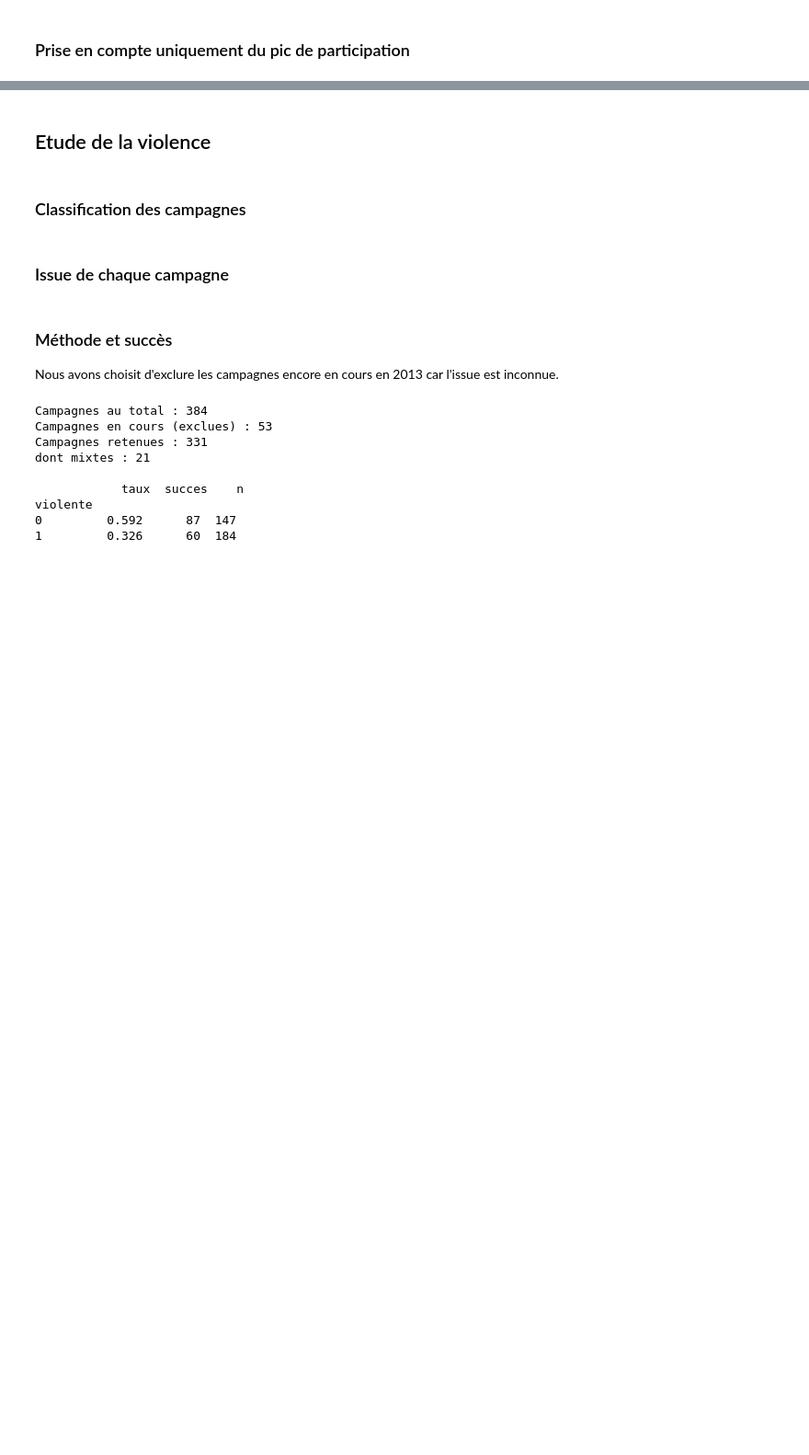
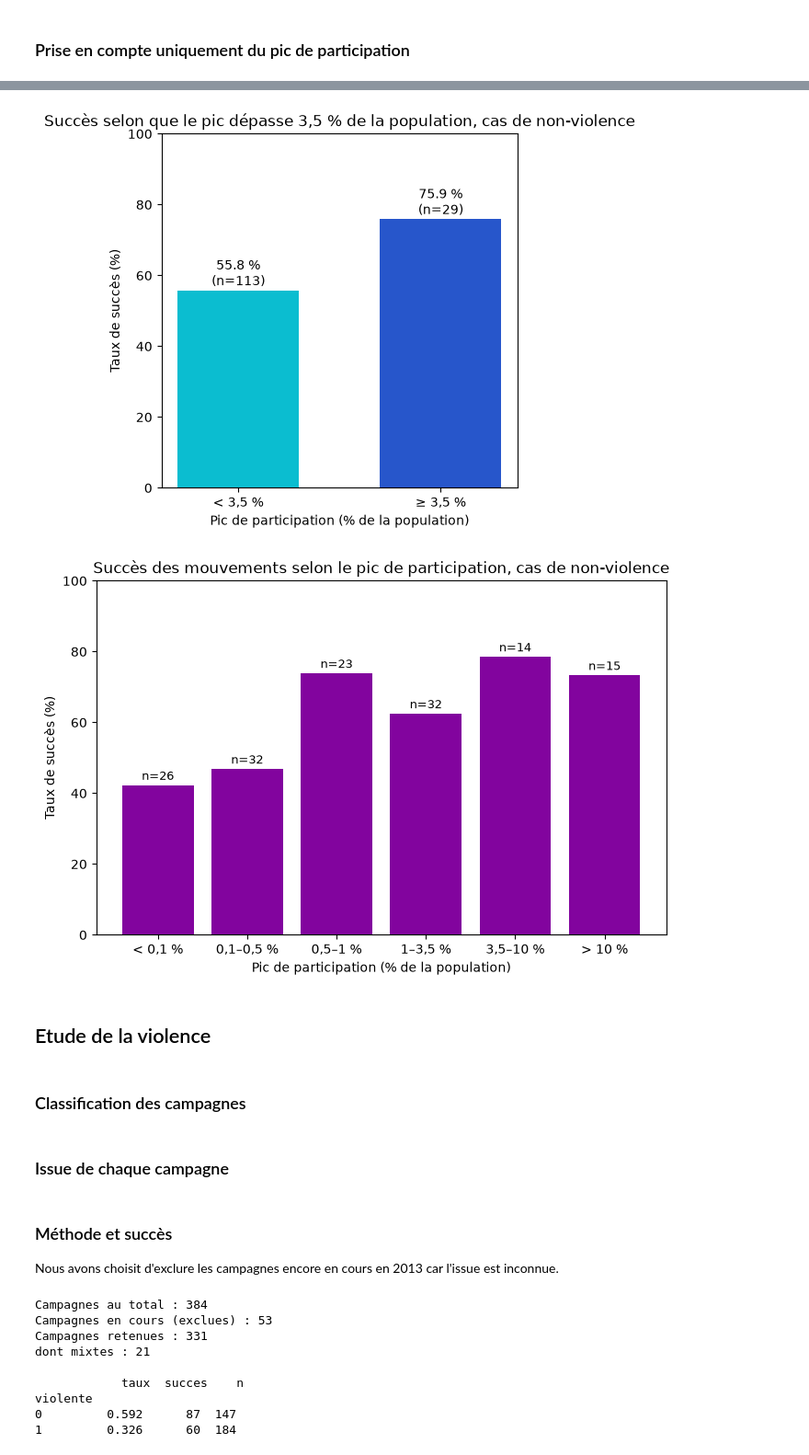
Before and after one commit to Elisa5733/ENSAE-proj-2027, a Jupyter notebook: Main_notebook.ipynb, the cells around one changed output, grey strips where cells are left out. Shown at 92% size. Saved outputs shown, nothing was run; the diff lists cells and outputs as text; code cells hidden in the pictures; blank space fills up the shorter version.

```diff
--- a/Main_notebook.ipynb
+++ b/Main_notebook.ipynb
@@ -175,0 +190,16 @@ plt.show()
+# %%
+camp0 = (navco2.groupby("id")
+        .agg(violente_moy=("violente", "mean"))
+        .reset_index())
+camp0["violente"] = (camp0["violente_moy"] > 0.5).astype(int)
+
+#cas de non violence
+mouv_peak = mouv_peak.merge(camp0[["id", "violente"]], on="id", how="left")
+
+# Garder uniquement les mouvements non violents
+mouv_peak2 = mouv_peak[mouv_peak["violente"] == 0].copy()
+print(mouv_peak2.shape)
+
+mouv_peak2["au_dessus"] = mouv_peak2["pic_pourcent"] >= 3.5
+print(mouv_peak2.groupby("au_dessus")["success"].agg(n="count", taux="mean"))
+print(mouv_peak2[(mouv_peak2["au_dessus"]) & (mouv_peak2["success"] == 0)])   # les exceptions
@@ -176,3 +224,41 @@ plt.show()
+# %%
+tab3 = mouv_peak2.groupby("au_dessus")["success"].agg(n="count", taux="mean")
+labels = ["< 3,5 %", "≥ 3,5 %"]          # False puis True, dans cet ordre
+
+fig, ax = plt.subplots(figsize=(5, 5))
+ax.bar(labels, tab3["taux"] * 100, color=["#0BBDD0", "#2756CB"], width=0.6)
+
+for i, (t, n) in enumerate(zip(tab3["taux"], tab3["n"])):  #pour afficher l'effectif de chaque barre
+    ax.text(i, t * 100 + 1.5, f"{t*100:.1f} %\n(n={n})", ha="center", fontsize=10)
+
+ax.set_ylabel("Taux de succès (%)")
+ax.set_xlabel("Pic de participation (% de la population)")
+ax.set_title("Succès selon que le pic dépasse 3,5 % de la population, cas de non-violence")
+ax.set_ylim(0, 100)
+plt.savefig("graph_seuil_3_5.nonviolent.png", dpi=200, bbox_inches="tight")
+plt.show()
+
+bins   = [0, 0.1, 0.5, 1, 3.5, 10, 35]
+labels = ["< 0,1 %", "0,1–0,5 %", "0,5–1 %", "1–3,5 %", "3,5–10 %", "> 10 %"]
+
+mouv_peak2["classe"] = pd.cut(mouv_peak2["pic_pourcent"], bins=bins,
+                             labels=labels, include_lowest=True)
+tab4 = mouv_peak2.groupby("classe", observed=True)["success"].agg(n="count", taux="mean")
+
+fig, ax = plt.subplots(figsize=(8, 5))
+ax.bar(tab4.index, tab4["taux"] * 100, color="#82049E")
+for i, (t, n) in enumerate(zip(tab4["taux"], tab4["n"])):
+    ax.text(i, t * 100 + 1.5, f"n={n}", ha="center", fontsize=9)
+
+ax.set_ylabel("Taux de succès (%)")
+ax.set_xlabel("Pic de participation (% de la population)")
+ax.set_title("Succès des mouvements selon le pic de participation, cas de non-violence")
+ax.set_ylim(0, 100)
+plt.savefig("graph_participation_succes_nonviolent.png", dpi=200, bbox_inches="tight")
+plt.show()
+# %% [output]
+[figure, added]
+[figure, added]
 # %% [markdown]
 ## Etude de la violence
 # %% [markdown]
```
Also changed, not shown: parts of 6 cells of this notebook, 4 other files.
